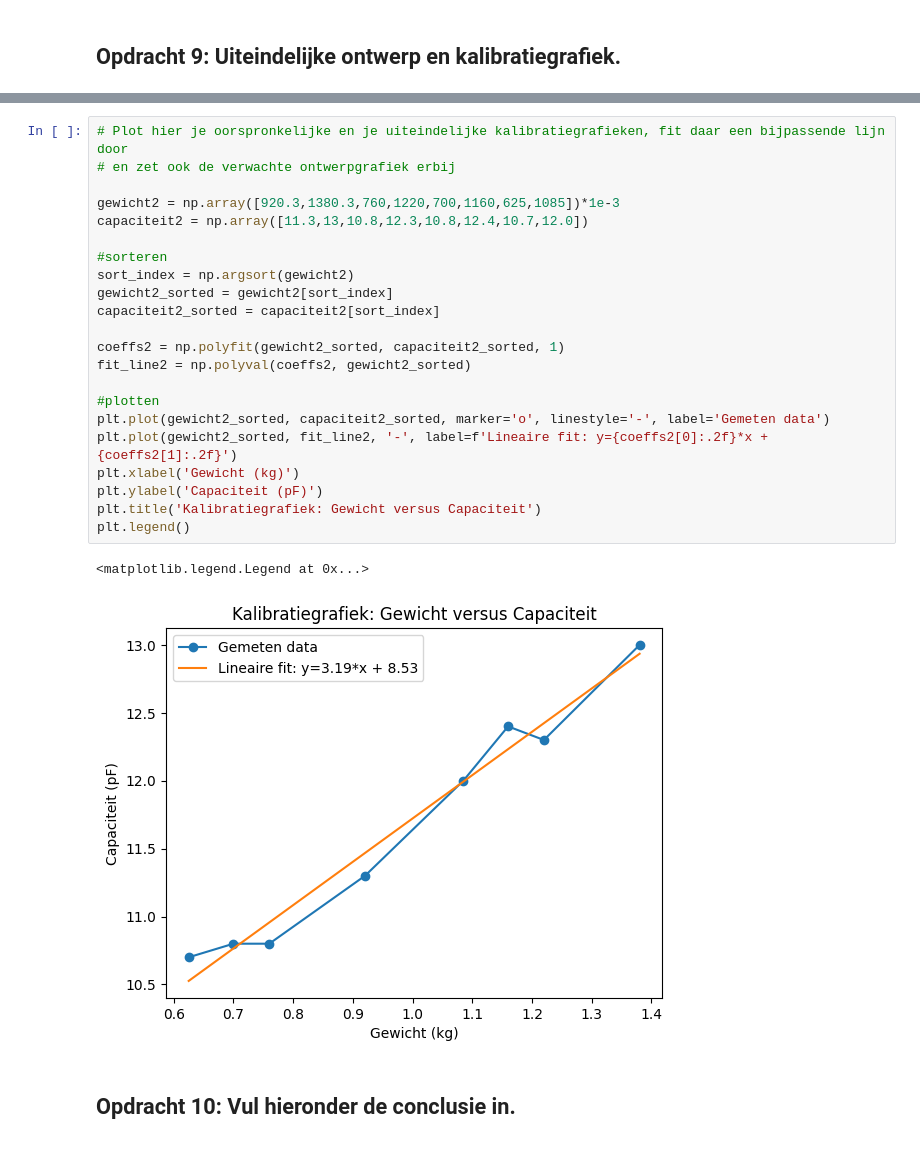
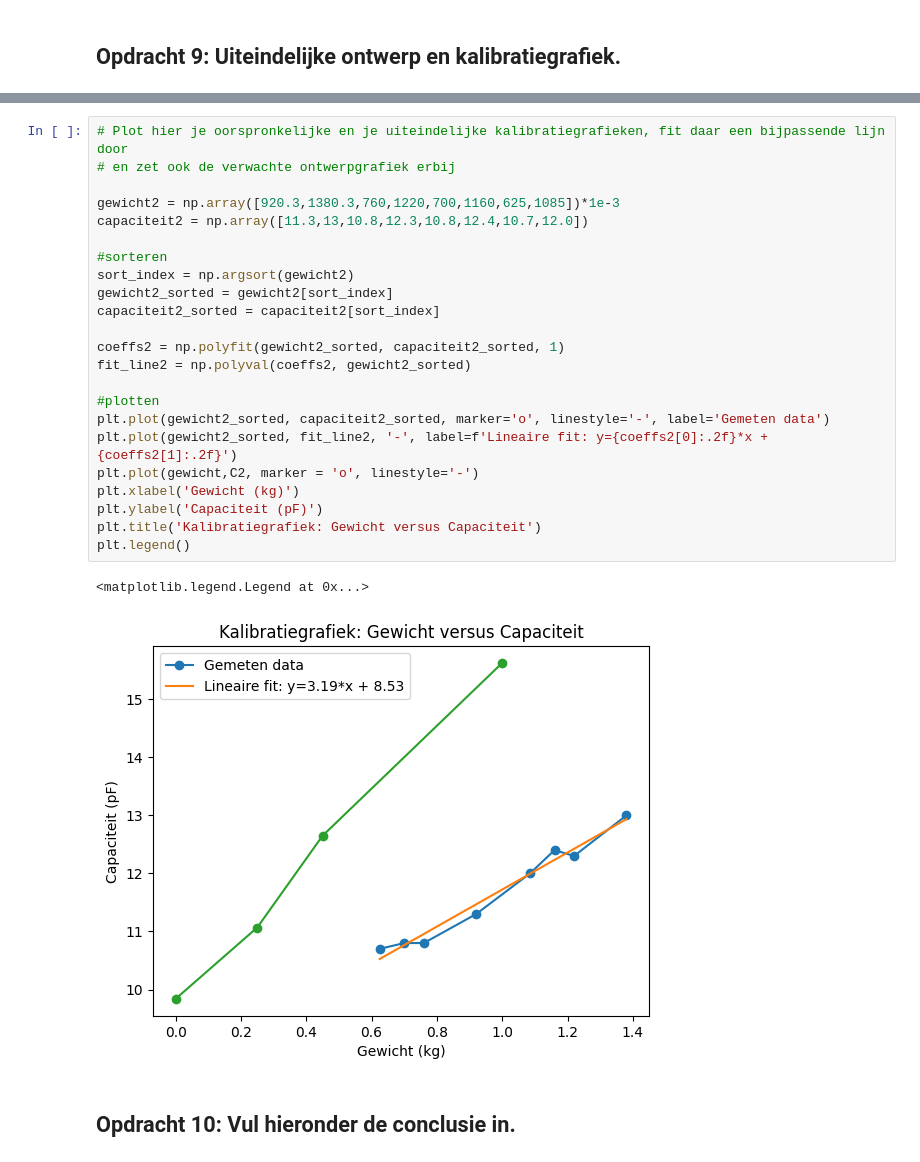
Before and after one commit to Nina925/opdrachten-DEF-D, a Jupyter notebook: FysiekeOntwerpopdrachten/2OntwerpEenSensorCondensator/DEFOntwerpopdracht2OntwerpEenSensorInvulTemplate.ipynb, the cells around one changed output, grey strips where cells are left out. Drawn from its saved outputs; the diff is of its cells as text.

```diff
--- a/FysiekeOntwerpopdrachten/2OntwerpEenSensorCondensator/DEFOntwerpopdracht2OntwerpEenSensorInvulTemplate.ipynb
+++ b/FysiekeOntwerpopdrachten/2OntwerpEenSensorCondensator/DEFOntwerpopdracht2OntwerpEenSensorInvulTemplate.ipynb
@@ -162,28 +162,29 @@ Meer tape voor stabieltijd
 # %%
 # Plot hier je oorspronkelijke en je uiteindelijke kalibratiegrafieken, fit daar een bijpassende lijn door
 # en zet ook de verwachte ontwerpgrafiek erbij
 
 gewicht2 = np.array([920.3,1380.3,760,1220,700,1160,625,1085])*1e-3
 capaciteit2 = np.array([11.3,13,10.8,12.3,10.8,12.4,10.7,12.0])
 
 #sorteren
 sort_index = np.argsort(gewicht2)
 gewicht2_sorted = gewicht2[sort_index]
 capaciteit2_sorted = capaciteit2[sort_index]
 
 coeffs2 = np.polyfit(gewicht2_sorted, capaciteit2_sorted, 1)
 fit_line2 = np.polyval(coeffs2, gewicht2_sorted)
 
 #plotten
 plt.plot(gewicht2_sorted, capaciteit2_sorted, marker='o', linestyle='-', label='Gemeten data')
 plt.plot(gewicht2_sorted, fit_line2, '-', label=f'Lineaire fit: y={coeffs2[0]:.2f}*x + {coeffs2[1]:.2f}')
+plt.plot(gewicht,C2, marker = 'o', linestyle='-')
 plt.xlabel('Gewicht (kg)')
 plt.ylabel('Capaciteit (pF)')
 plt.title('Kalibratiegrafiek: Gewicht versus Capaciteit')
 plt.legend()
 # %% [output]
 <matplotlib.legend.Legend at 0x...>
-[figure, old version]
+[figure, new version]
 # %% [markdown]
 ## Opdracht 10: Vul hieronder de conclusie in.
 # %% [markdown]
```
Also changed, not shown: parts of 2 cells of this notebook.
